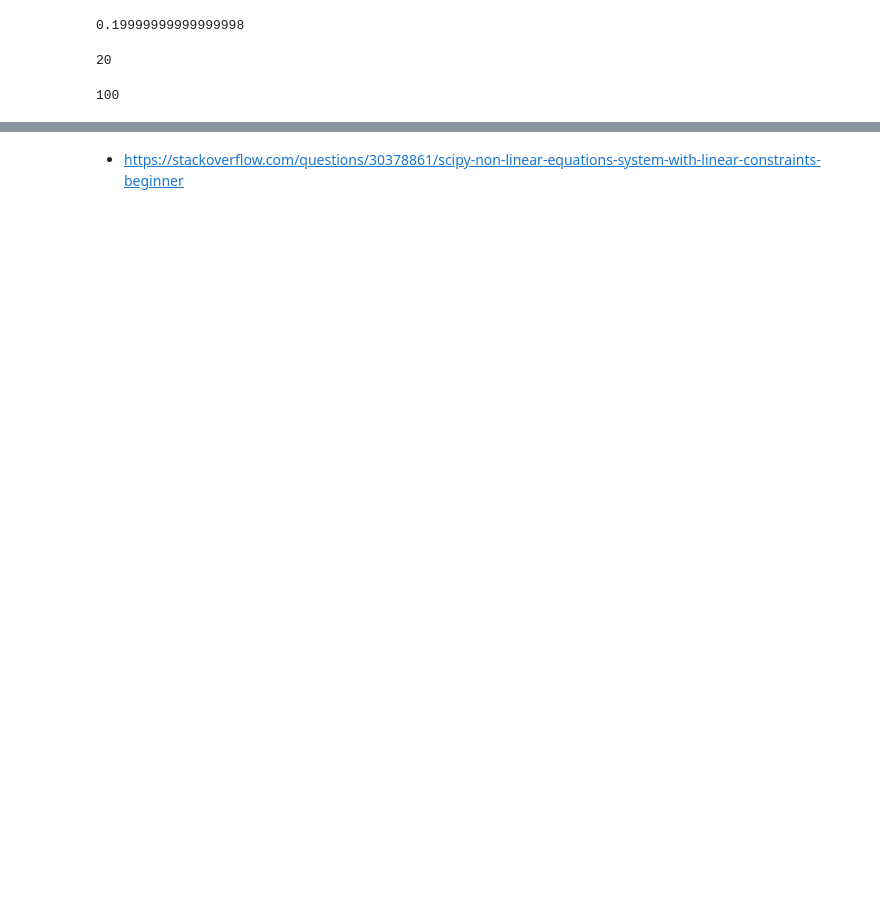
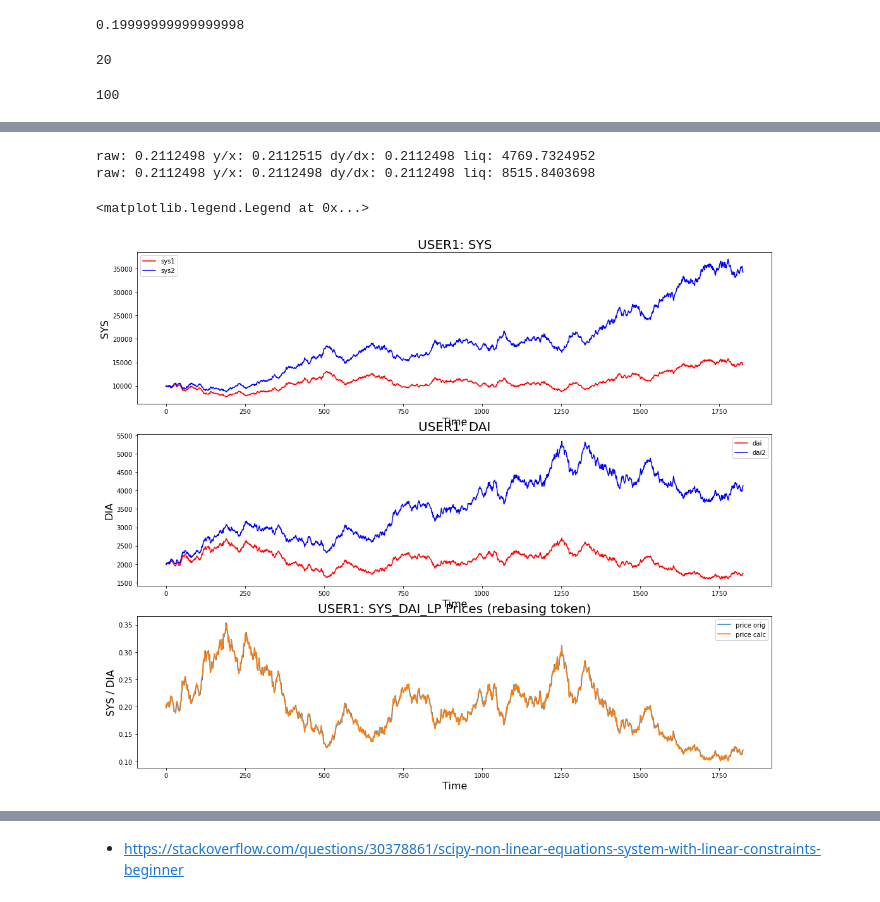
Before and after one commit to icmoore/daosys, a Jupyter notebook: notebooks/research/impermanent_loss/daosys_simulation.ipynb, the cells around one changed output, grey strips where cells are left out. Cells and saved outputs as stored; diff of their text form; code cells hidden in the pictures; blank space fills up the shorter version.

```diff
--- a/notebooks/research/impermanent_loss/daosys_simulation.ipynb
+++ b/notebooks/research/impermanent_loss/daosys_simulation.ipynb
@@ -489,2 +513,42 @@ p_calc_arr = abs(dDai_arr/dSys_arr)
+# %%
+N = 1000
+
+raw_price = p_arr[N]
+yx_price = dai_arr[N]/sys_arr[N]
+dydx_price = p_calc_arr[N-1]
+print('raw: {:.7f} y/x: {:.7f} dy/dx: {:.7f} liq: {:.7f}'.format(raw_price, yx_price, dydx_price, liq[N]))
+
+raw_price = p_arr[N]
+yx_price = dai_arr2[N]/sys_arr2[N]
+dydx_price = p_calc_arr2[N-1]
+print('raw: {:.7f} y/x: {:.7f} dy/dx: {:.7f} liq: {:.7f}'.format(raw_price, yx_price, dydx_price, liq2[N]))
+# %% [output]
+raw: 0.2112498 y/x: 0.2112515 dy/dx: 0.2112498 liq: 4769.7324952
+raw: 0.2112498 y/x: 0.2112498 dy/dx: 0.2112498 liq: 8515.8403698
+# %%
+fig, (SYS_ax, DAI_ax, price_ax) = plt.subplots(nrows=3, sharex=False, sharey=False, figsize=(18, 15))
+SYS_ax.plot(sys_arr, color = 'r',label='sys1')
+SYS_ax.plot(sys_arr2, color = 'b',label='sys2')
+SYS_ax.set_title("USER1: SYS", fontsize=20)
+SYS_ax.set_ylabel("SYS", fontsize=16)
+SYS_ax.set_xlabel('Time', fontsize=16)
+SYS_ax.legend()
+
+DAI_ax.plot(dai_arr, color = 'r', label='dai')
+DAI_ax.plot(dai_arr2, color = 'b', label='dai2')
+DAI_ax.set_title("USER1: DAI", fontsize=20)
+DAI_ax.set_ylabel("DIA", fontsize=16)
+DAI_ax.set_xlabel('Time', fontsize=16)
+DAI_ax.legend()
+
+price_ax.plot(p_arr, label='price orig')
+price_ax.plot(p_calc_arr, label='price calc')
+price_ax.set_title("USER1: SYS_DAI_LP Prices (rebasing token)", fontsize=20)
+price_ax.set_ylabel("SYS / DIA", fontsize=16)
+price_ax.set_xlabel('Time', fontsize=16)
+price_ax.legend()
+# %% [output]
+<matplotlib.legend.Legend at 0x...>
+[figure, added]
 # %%
 fig, (SYS_DAI_ax, price_ax) = plt.subplots(nrows=2, sharex=False, sharey=False, figsize=(18, 10))
```
Also changed, not shown: parts of 14 cells of this notebook, 1 other file.
